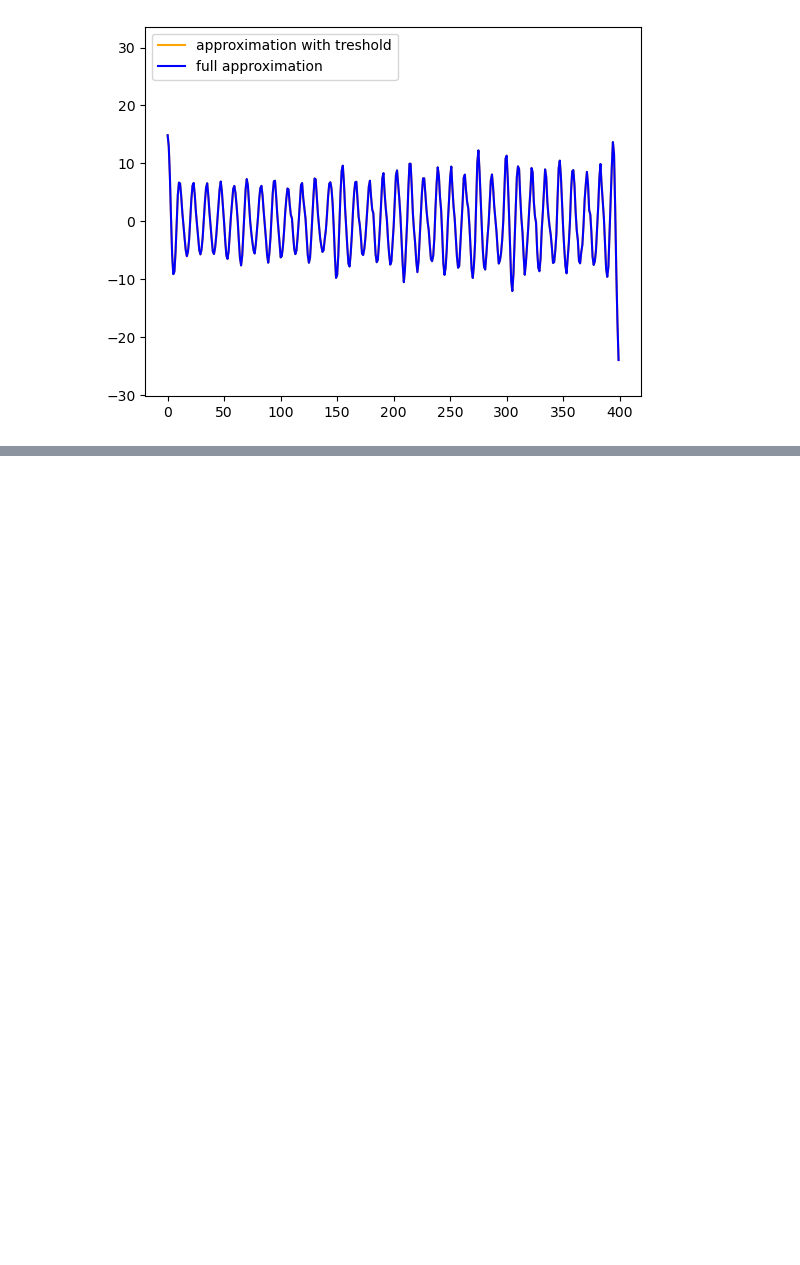
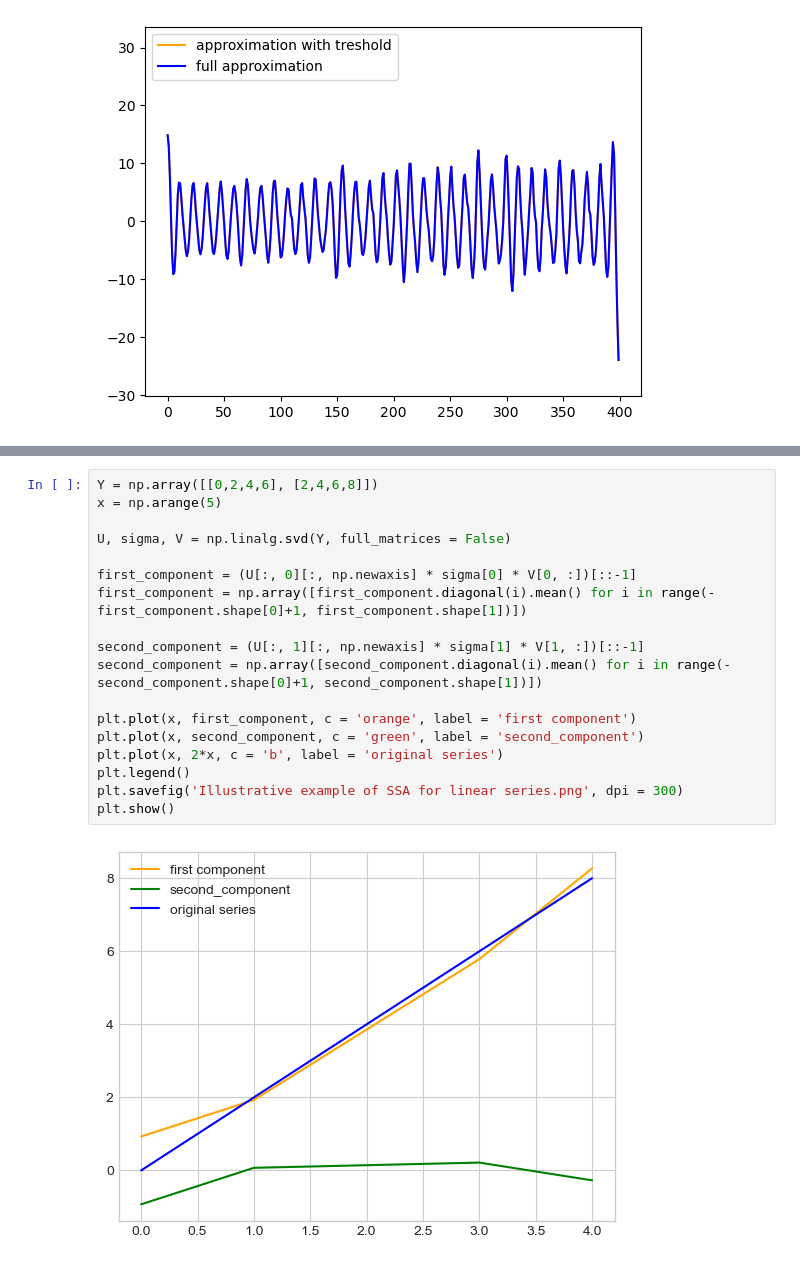
Before and after one commit to AnalyseOptimize/Singular-Spectrum-Analysis, a Jupyter notebook: my_implementation.ipynb, the cells around one changed output, grey strips where cells are left out. Cells and saved outputs as stored; diff of their text form; blank space fills up the shorter version.

```diff
--- a/my_implementation.ipynb
+++ b/my_implementation.ipynb
@@ -166,0 +179,20 @@ plt.show()
+# %%
+Y = np.array([[0,2,4,6], [2,4,6,8]])
+x = np.arange(5)
+
+U, sigma, V = np.linalg.svd(Y, full_matrices = False)
+
+first_component = (U[:, 0][:, np.newaxis] * sigma[0] * V[0, :])[::-1]
+first_component = np.array([first_component.diagonal(i).mean() for i in range(-first_component.shape[0]+1, first_component.shape[1])])
+
+second_component = (U[:, 1][:, np.newaxis] * sigma[1] * V[1, :])[::-1]
+second_component = np.array([second_component.diagonal(i).mean() for i in range(-second_component.shape[0]+1, second_component.shape[1])])
+
+plt.plot(x, first_component, c = 'orange', label = 'first component')
+plt.plot(x, second_component, c = 'green', label = 'second_component')
+plt.plot(x, 2*x, c = 'b', label = 'original series')
+plt.legend()
+plt.savefig('Illustrative example of SSA for linear series.png', dpi = 300)
+plt.show()
+# %% [output]
+[figure, added]
```
Also changed, not shown: parts of 4 cells of this notebook.
